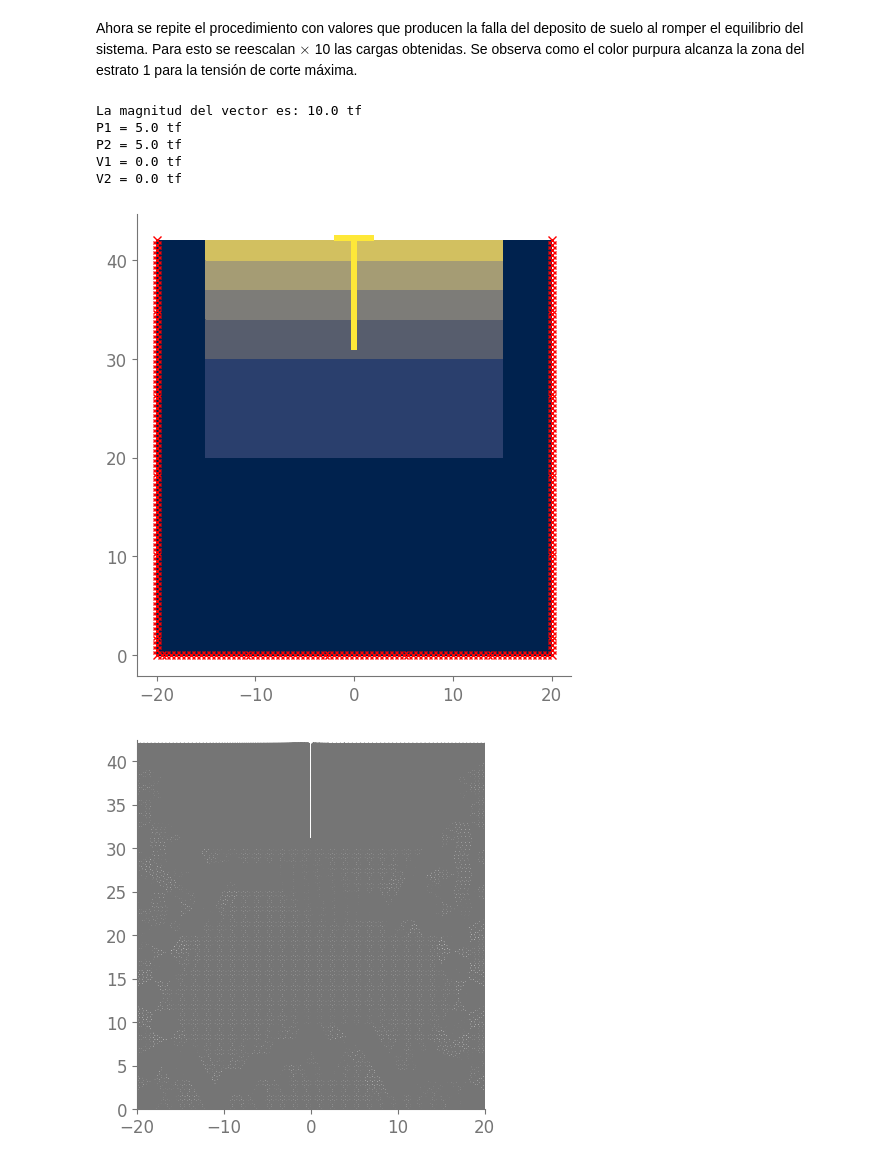
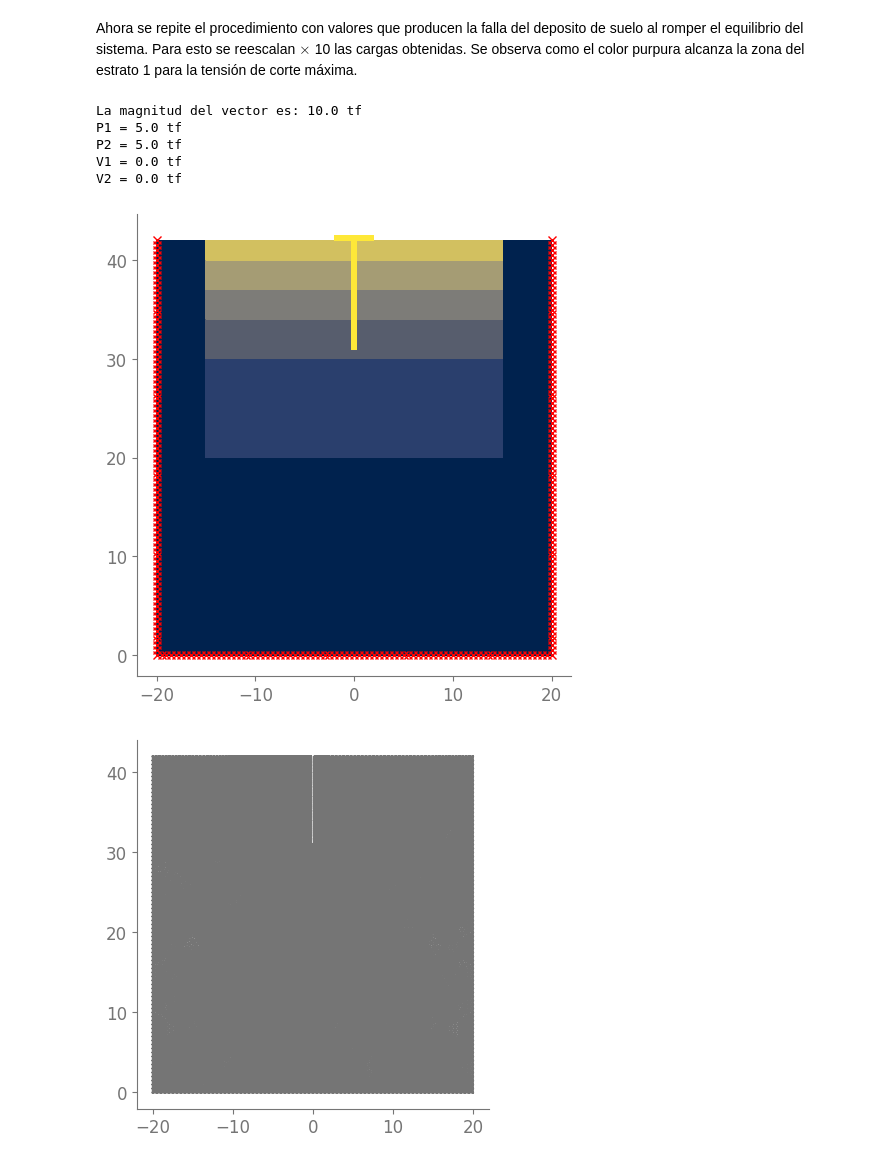
Before and after one commit to oscar-rincon/intro-fem, a Jupyter notebook: cimentación_suelo_estratificado/03_1_pilote.ipynb, the cells around one changed output. Saved outputs shown, nothing was run; the diff lists cells and outputs as text; code cells hidden in the pictures.

```diff
--- a/cimentación_suelo_estratificado/03_1_pilote.ipynb
+++ b/cimentación_suelo_estratificado/03_1_pilote.ipynb
@@ -310,38 +317,34 @@ print("La magnitud del vector es:", magnitud, "tf")
 
 # Calcula las cargas resultantes en cada punto de aplicación en tf
 P1 = -2 * M + P / 2 # tf
 P2 = 2 * M + P / 2 # tf
 V1 = V / 2 # tf
 V2 = V / 2 # tf
 
 # Imprime las cargas resultantes
 print(f"P1 = {P1} tf")
 print(f"P2 = {P2} tf")
 print(f"V1 = {V1} tf")
 print(f"V2 = {V2} tf")
 
 
 nodes, mats, elements, loads, UG, UC, S_nodes, E_nodes, eles = modelos(P1, P2, V1, V2, id_model)
 
 
 sig_1, sig_2, dir_1, dir_2 = pos.principal_dirs(S_nodes)
 TAO = (np.abs(sig_1 - sig_2))/2
 
-# Apila verticalmente los elementos de diferentes capas usando la función vstack de numpy
-# Cada elemento corresponde a una capa diferente de la estructura del suelo
-
-
 aux.deformacionFill(nodes , elements , UC , factor = 1.0 , cmap='cividis')
-ref_val=9.58
+ref_val = -9.58
 aux.filtered(nodes,els , sig_1, ref_val)
-ref_val=0.50
+ref_val = 0.50
 aux.filtered(nodes,els , TAO, ref_val)
 # %% [output]
 La magnitud del vector es: 10.0 tf
 P1 = 5.0 tf
 P2 = 5.0 tf
 V1 = 0.0 tf
 V2 = 0.0 tf
 [figure]
-[figure, old version]
+[figure, new version]
 [figure]
```
Also changed, not shown: parts of 6 cells of this notebook, 11 other files.
